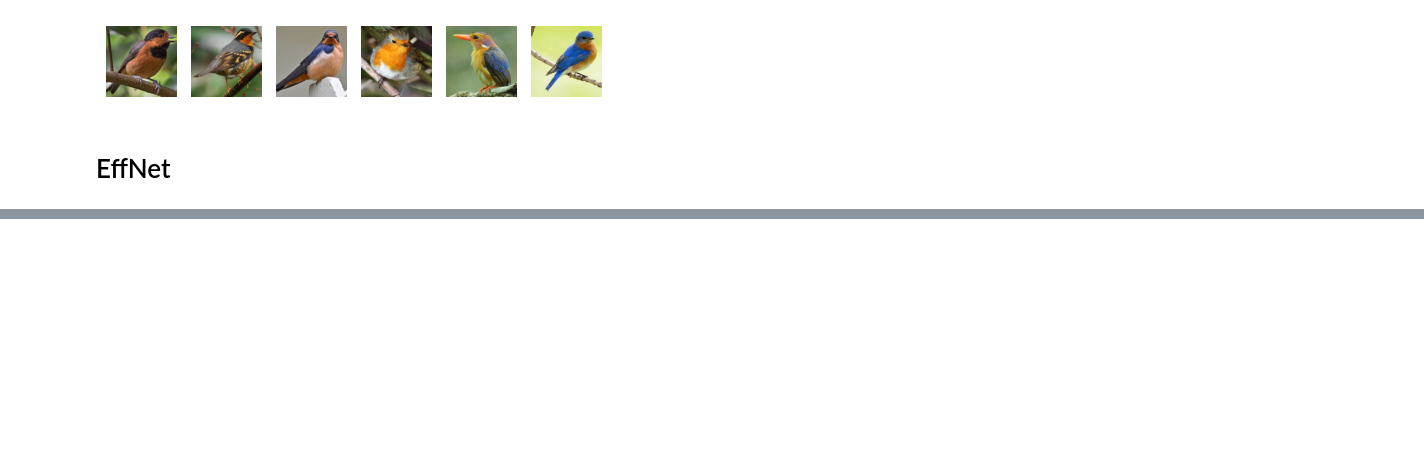
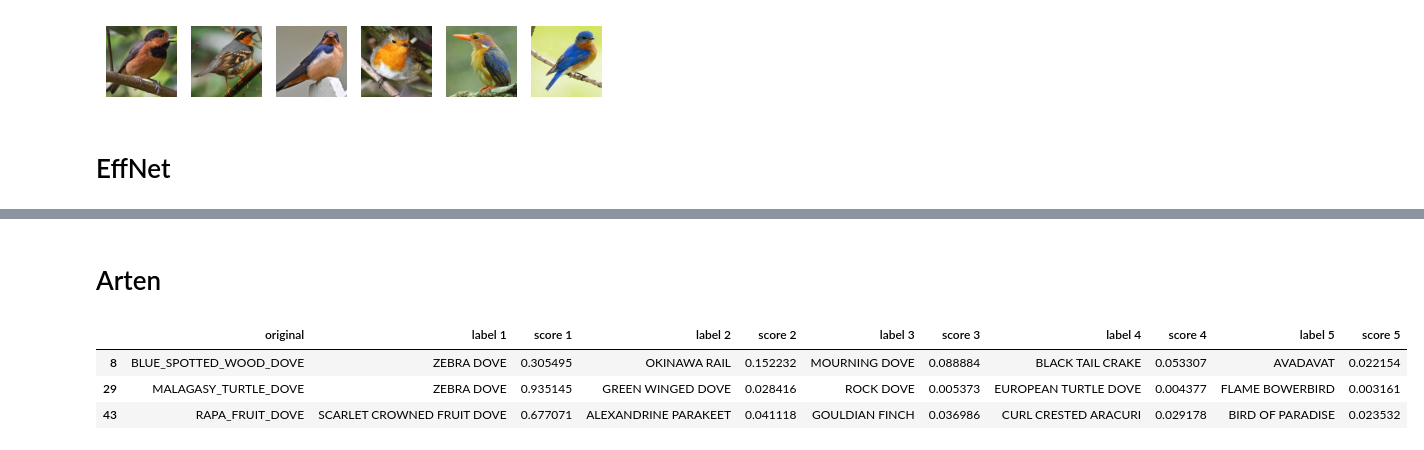
Before and after one commit to SimonKmr/DeitProject, a Jupyter notebook: analysis/notebooks/OutOfDistribution.ipynb, the cells around one changed output, grey strips where cells are left out. Saved outputs shown, nothing was run; the diff lists cells and outputs as text; code cells hidden in the pictures; blank space fills up the shorter version.

```diff
--- a/analysis/notebooks/OutOfDistribution.ipynb
+++ b/analysis/notebooks/OutOfDistribution.ipynb
@@ -118 +171,10 @@ compare_birds_row(effnet.sort_values(by='score 3', ascending=False),show_text=gl
 [figure]
+# %% [markdown]
+# Arten
+# %%
+deit[deit['original'].str.contains('DOVE')]
+# %% [output]
+|  | original | label 1 | score 1 | label 2 | score 2 | label 3 | score 3 | label 4 | score 4 | label 5 | score 5 |
+| 8 | BLUE_SPOTTED_WOOD_DOVE | ZEBRA DOVE | 0.305495 | OKINAWA RAIL | 0.152232 | MOURNING DOVE | 0.088884 | BLACK TAIL CRAKE | 0.053307 | AVADAVAT | 0.022154 |
+| 29 | MALAGASY_TURTLE_DOVE | ZEBRA DOVE | 0.935145 | GREEN WINGED DOVE | 0.028416 | ROCK DOVE | 0.005373 | EUROPEAN TURTLE DOVE | 0.004377 | FLAME BOWERBIRD | 0.003161 |
+| 43 | RAPA_FRUIT_DOVE | SCARLET CROWNED FRUIT DOVE | 0.677071 | ALEXANDRINE PARAKEET | 0.041118 | GOULDIAN FINCH | 0.036986 | CURL CRESTED ARACURI | 0.029178 | BIRD OF PARADISE | 0.023532 |
```
Also changed, not shown: parts of 18 cells of this notebook.
